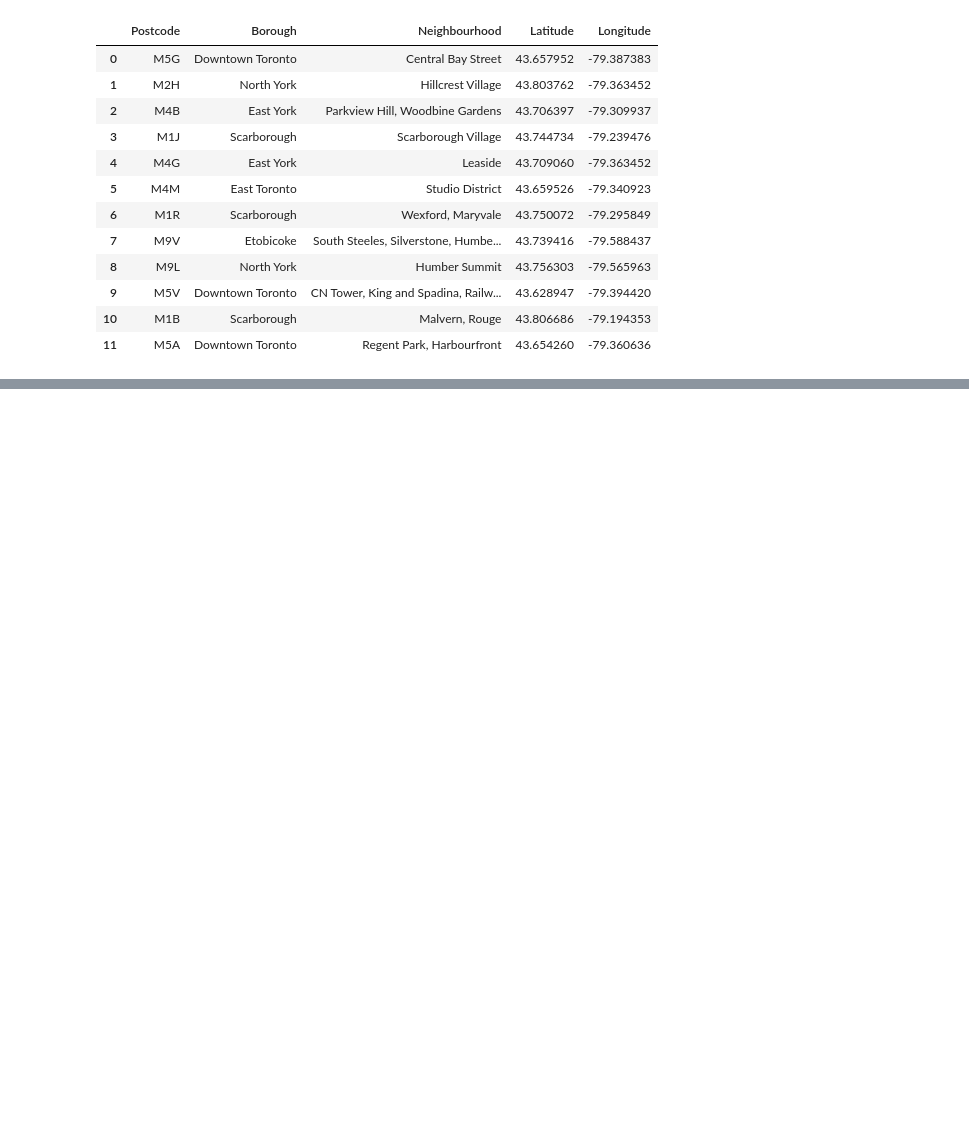
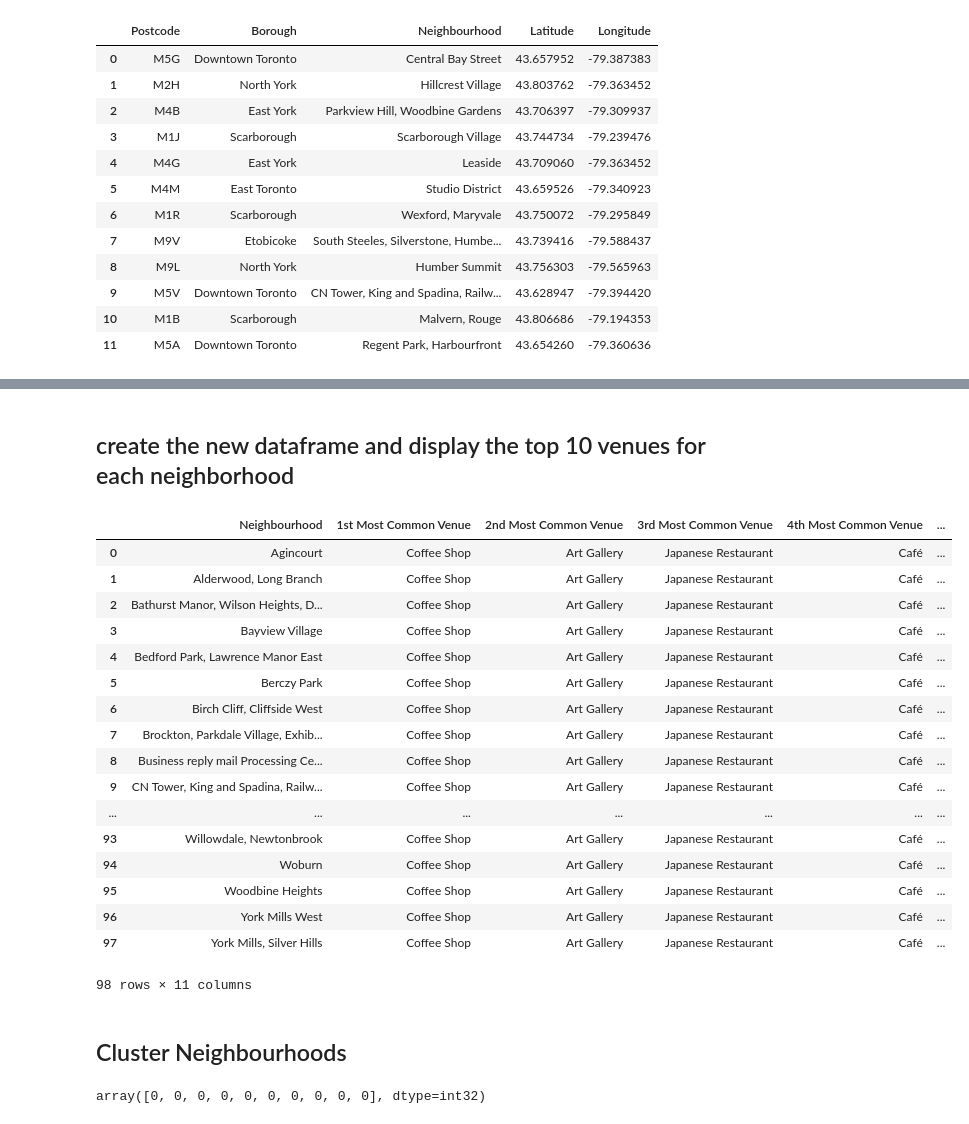
Before and after one commit to yutingamy/Cousera_CapstoneYQ, a Jupyter notebook: Neighbor Toronto 2.ipynb, the cells around one changed output, grey strips where cells are left out. Saved outputs shown, nothing was run; the diff lists cells and outputs as text; code cells hidden in the pictures; blank space fills up the shorter version.

```diff
--- a/Neighbor Toronto 2.ipynb
+++ b/Neighbor Toronto 2.ipynb
@@ -109,0 +290,63 @@ test_df
+# %% [markdown]
+## create the new dataframe and display the top 10 venues for each neighborhood
+# %%
+num_top_venues = 10
+
+indicators = ['st', 'nd', 'rd']
+
+# create columns according to number of top venues
+areaColumns = ['Neighbourhood']
+freqColumns = []
+for ind in np.arange(num_top_venues):
+    try:
+        freqColumns.append('{}{} Most Common Venue'.format(ind+1, indicators[ind]))
+    except:
+        freqColumns.append('{}th Most Common Venue'.format(ind+1))
+columns = areaColumns+freqColumns
+
+# create a new dataframe
+neighbourhoods_venues_sorted = pd.DataFrame(columns=columns)
+neighbourhoods_venues_sorted['Neighbourhood'] = toronto_grouped['Neighbourhood']
+
+for ind in np.arange(toronto_grouped.shape[0]):
+    row_categories = toronto_grouped.iloc[ind, :].iloc[1:]
+    row_categories_sorted = row_categories.sort_values(ascending=False)
+    neighbourhoods_venues_sorted.iloc[ind, 1:] = row_categories_sorted.index.values[0:num_top_venues]
+
+
+# neighborhoods_venues_sorted.sort_values(freqColumns, inplace=True)
+
+neighbourhoods_venues_sorted
+# %% [output]
+|  | Neighbourhood | 1st Most Common Venue | 2nd Most Common Venue | 3rd Most Common Venue | 4th Most Common Venue | ... |
+| 0 | Agincourt | Coffee Shop | Art Gallery | Japanese Restaurant | Café | ... |
+| 1 | Alderwood, Long Branch | Coffee Shop | Art Gallery | Japanese Restaurant | Café | ... |
+| 2 | Bathurst Manor, Wilson Heights, D... | Coffee Shop | Art Gallery | Japanese Restaurant | Café | ... |
+| 3 | Bayview Village | Coffee Shop | Art Gallery | Japanese Restaurant | Café | ... |
+| 4 | Bedford Park, Lawrence Manor East | Coffee Shop | Art Gallery | Japanese Restaurant | Café | ... |
+| 5 | Berczy Park | Coffee Shop | Art Gallery | Japanese Restaurant | Café | ... |
+| 6 | Birch Cliff, Cliffside West | Coffee Shop | Art Gallery | Japanese Restaurant | Café | ... |
+| 7 | Brockton, Parkdale Village, Exhib... | Coffee Shop | Art Gallery | Japanese Restaurant | Café | ... |
+| 8 | Business reply mail Processing Ce... | Coffee Shop | Art Gallery | Japanese Restaurant | Café | ... |
+| 9 | CN Tower, King and Spadina, Railw... | Coffee Shop | Art Gallery | Japanese Restaurant | Café | ... |
+| ... | ... | ... | ... | ... | ... | ... |
+| 93 | Willowdale, Newtonbrook | Coffee Shop | Art Gallery | Japanese Restaurant | Café | ... |
+| 94 | Woburn | Coffee Shop | Art Gallery | Japanese Restaurant | Café | ... |
+| 95 | Woodbine Heights | Coffee Shop | Art Gallery | Japanese Restaurant | Café | ... |
+| 96 | York Mills West | Coffee Shop | Art Gallery | Japanese Restaurant | Café | ... |
+| 97 | York Mills, Silver Hills | Coffee Shop | Art Gallery | Japanese Restaurant | Café | ... |
+98 rows × 11 columns
+# %% [markdown]
+## Cluster Neighbourhoods
+# %%
+kclusters = 5
+
+toronto_grouped_clustering = toronto_grouped.drop('Neighbourhood', 1)
+
+# run k-means clustering
+kmeans = KMeans(n_clusters=kclusters, random_state=0).fit(toronto_grouped_clustering)
+
+# check cluster labels generated for each row in the dataframe
+kmeans.labels_[0:10]
+# %% [output]
+array([0, 0, 0, 0, 0, 0, 0, 0, 0, 0], dtype=int32)
```
Also changed, not shown: parts of 21 cells of this notebook.
